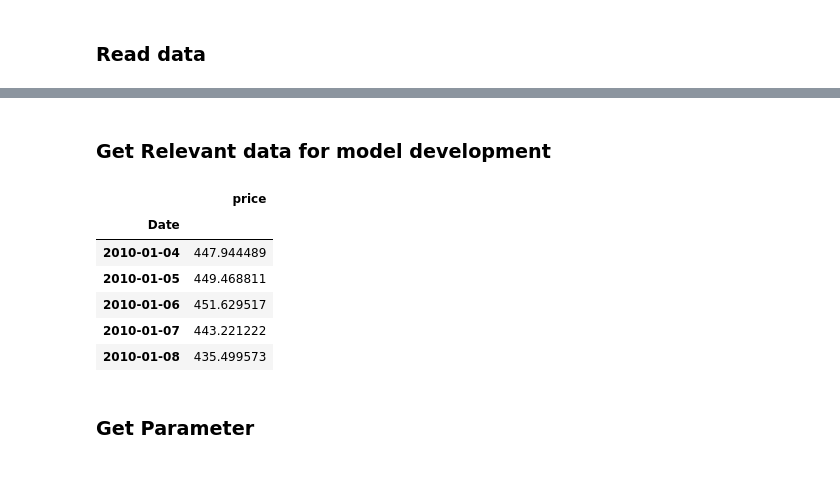
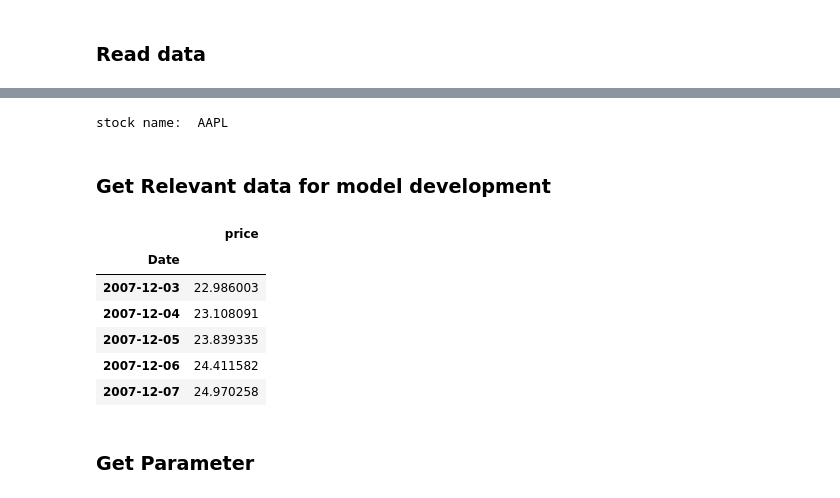
Before and after one commit to secmldev/macd, a Jupyter notebook: 302_macd_plot.ipynb, the cells around one changed output, grey strips where cells are left out. Cells and saved outputs as stored; diff of their text form; code cells hidden in the pictures.

```diff
--- a/302_macd_plot.ipynb
+++ b/302_macd_plot.ipynb
@@ -34,17 +12,25 @@ data.head()
+# %%
+folder_path = 'data/'
+stock_name = 'AAPL'
+index_col = 'Date'
+# %%
+stock_data = get_price_csv(folder_name=folder_path,symbol=stock_name, index_col=index_col)
+# %% [output]
+stock name:  AAPL
 # %% [markdown]
 ### Get Relevant data for model development
 # %%
-data = data[["Adj Close"]].copy()
+data = stock_data[["Adj. Close"]].copy()
 data.columns = ["price"]
 data.head()
 # %% [output]
 |  | price |
 | Date |  |
-| 2010-01-04 | 447.944489 |
-| 2010-01-05 | 449.468811 |
-| 2010-01-06 | 451.629517 |
-| 2010-01-07 | 443.221222 |
-| 2010-01-08 | 435.499573 |
+| 2007-12-03 | 22.986003 |
+| 2007-12-04 | 23.108091 |
+| 2007-12-05 | 23.839335 |
+| 2007-12-06 | 24.411582 |
+| 2007-12-07 | 24.970258 |
 # %% [markdown]
 ### Get Parameter
 # %%
```
Also changed, not shown: parts of 26 cells of this notebook, 19 other files.
